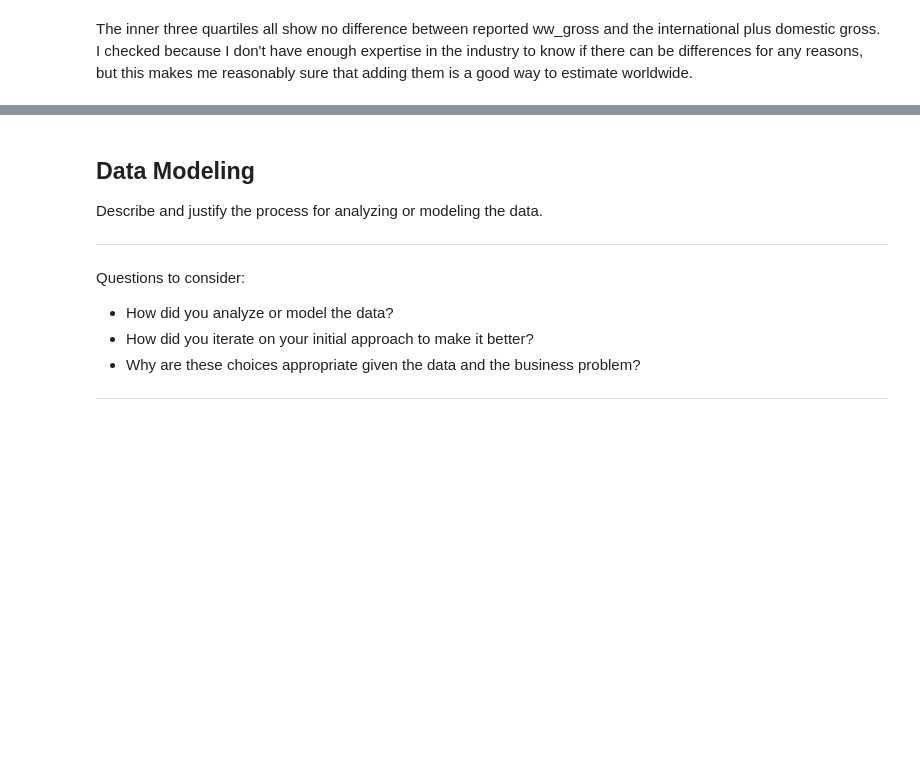
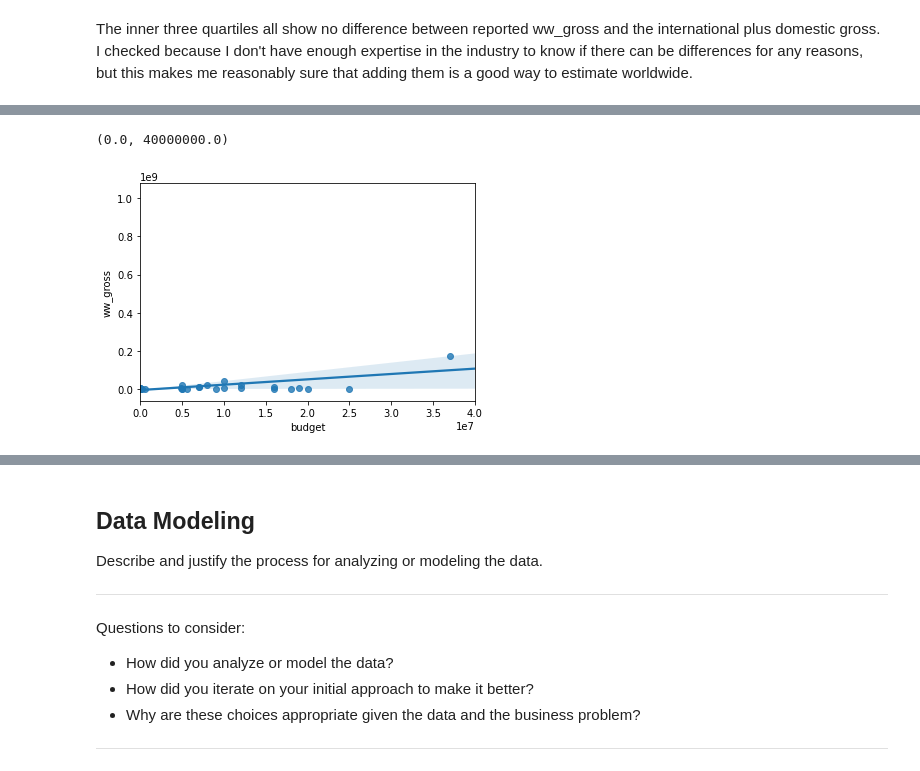
Before and after one commit to morganFitzg/dsc-phase-1-project, a Jupyter notebook: student.ipynb, the cells around one changed output, grey strips where cells are left out. Saved outputs shown, nothing was run; the diff lists cells and outputs as text; code cells hidden in the pictures; blank space fills up the shorter version.

```diff
--- a/student.ipynb
+++ b/student.ipynb
@@ -1471,0 +1085,3 @@ The inner three quartiles all show no difference between reported ww_gross and t
+# %%
+dict_rows=master_movies['budget'].str.contains('{')
+master_movies[~dict_rows]
@@ -1471,0 +1104,16 @@ The inner three quartiles all show no difference between reported ww_gross and t
+# %%
+def fix_budget(x):
+    data=eval(x)
+    return data['amount']
+# %%
+master_movies.loc[dict_rows,'budget']=master_movies.\
+                            loc[dict_rows,'budget'].map(fix_budget)
+# %%
+master_movies['budget']=master_movies['budget'].str.replace('$','').\
+                                        str.replace(',','').astype(float)
+# %%
+ax=sns.regplot(data=master_movies,x='budget',y='ww_gross')
+ax.set_xlim(0,.4e8)
+# %% [output]
+(0.0, 40000000.0)
+[figure, added]
```
Also changed, not shown: parts of 95 cells of this notebook.
